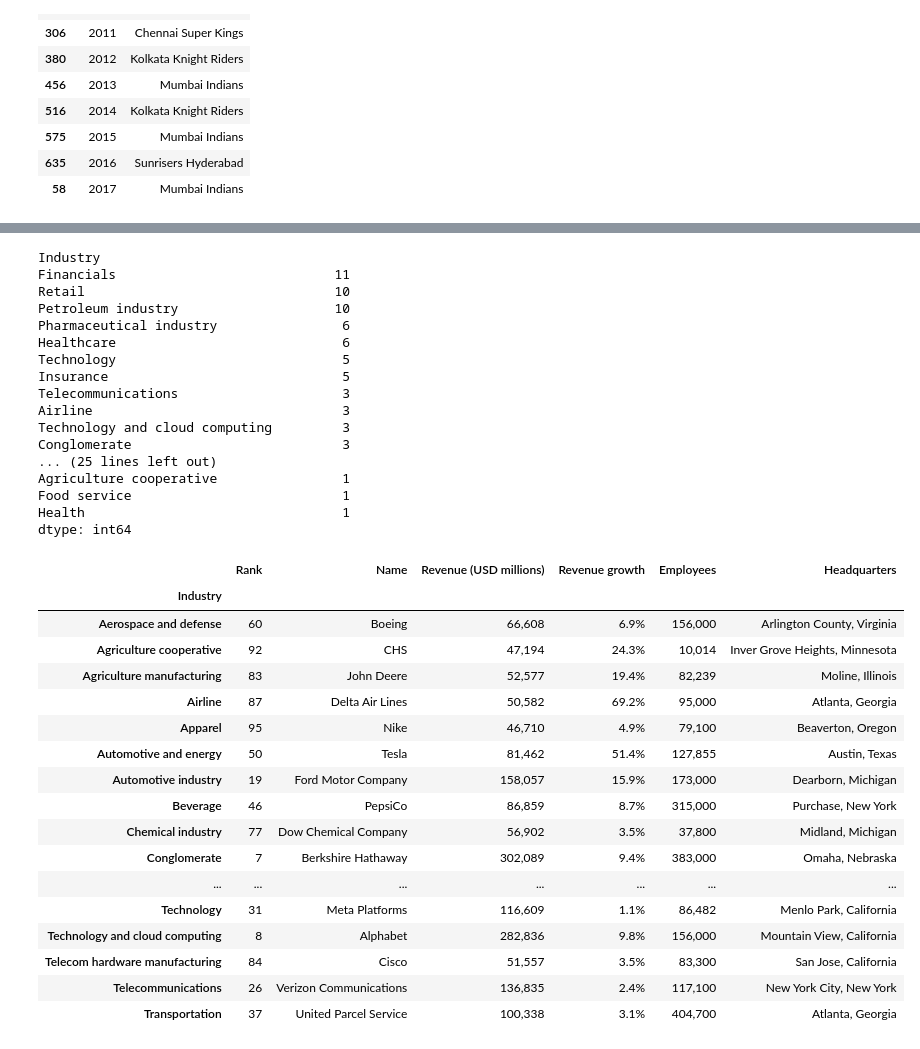
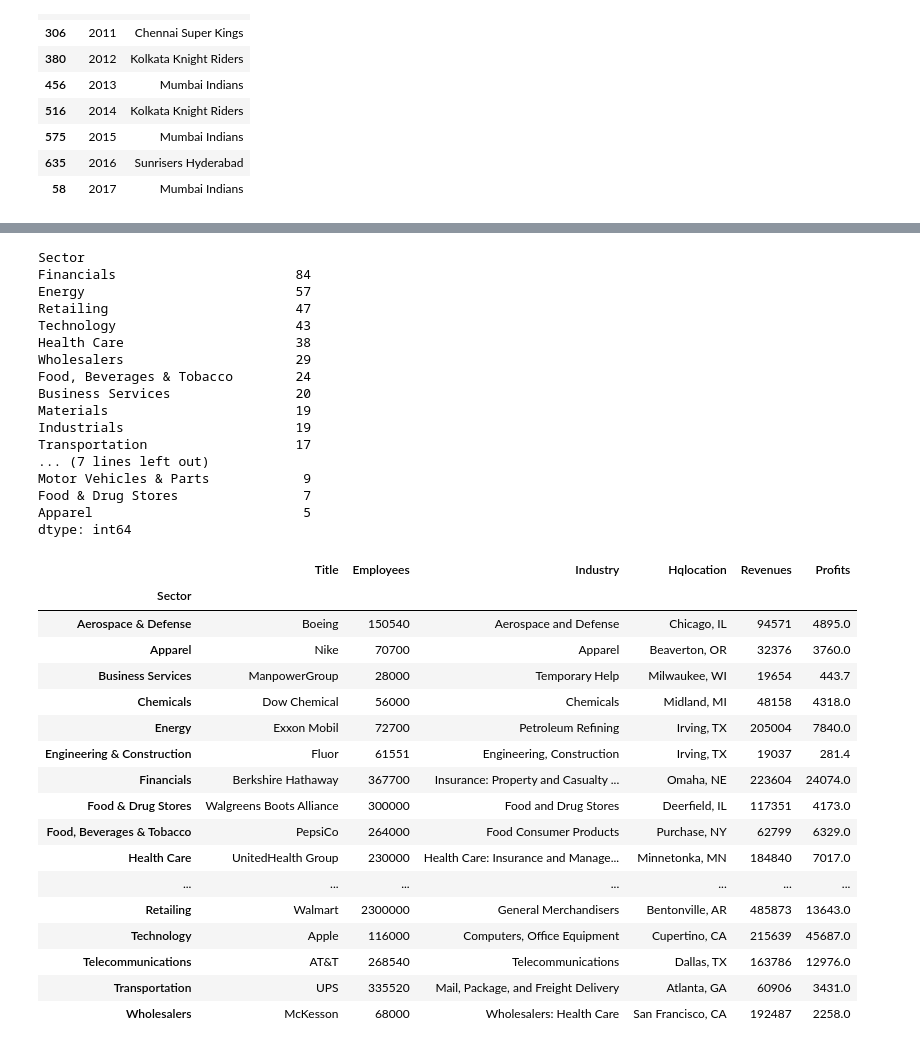
Before and after one commit to SajidMajeed92/Adv.Programming2024, a Jupyter notebook: Pandas/python pandas Tutorial 2.ipynb, the cells around one changed output, grey strips where cells are left out. Cells and saved outputs as stored; diff of their text form; code cells hidden in the pictures.

```diff
--- a/Pandas/python pandas Tutorial 2.ipynb
+++ b/Pandas/python pandas Tutorial 2.ipynb
@@ -472,0 +485,3 @@ sector
+# %%
+sectors = company.groupby('Sector')
+sectors
@@ -500,43 +517,43 @@ Transportation                         2
 dtype: int64
 # %%
-sector.size().sort_values(ascending=False)
+sectors.size().sort_values(ascending=False)
 # %% [output]
-Industry
-Financials                            11
-Retail                                10
-Petroleum industry                    10
-Pharmaceutical industry                6
-Healthcare                             6
-Technology                             5
-Insurance                              5
-Telecommunications                     3
-Airline                                3
-Technology and cloud computing         3
-Conglomerate                           3
-... (25 lines left out)
-Agriculture cooperative                1
-Food service                           1
-Health                                 1
+Sector
+Financials                       84
+Energy                           57
+Retailing                        47
+Technology                       43
+Health Care                      38
+Wholesalers                      29
+Food, Beverages & Tobacco        24
+Business Services                20
+Materials                        19
+Industrials                      19
+Transportation                   17
+... (7 lines left out)
+Motor Vehicles & Parts            9
+Food & Drug Stores                7
+Apparel                           5
 dtype: int64
 # %%
-sector.first()
+sectors.first()
 # %% [output]
-|  | Rank | Name | Revenue (USD millions) | Revenue growth | Employees | Headquarters |
-| Industry |  |  |  |  |  |  |
-| Aerospace and defense | 60 | Boeing | 66,608 | 6.9% | 156,000 | Arlington County, Virginia |
-| Agriculture cooperative | 92 | CHS | 47,194 | 24.3% | 10,014 | Inver Grove Heights, Minnesota |
-| Agriculture manufacturing | 83 | John Deere | 52,577 | 19.4% | 82,239 | Moline, Illinois |
-| Airline | 87 | Delta Air Lines | 50,582 | 69.2% | 95,000 | Atlanta, Georgia |
-| Apparel | 95 | Nike | 46,710 | 4.9% | 79,100 | Beaverton, Oregon |
-| Automotive and energy | 50 | Tesla | 81,462 | 51.4% | 127,855 | Austin, Texas |
-| Automotive industry | 19 | Ford Motor Company | 158,057 | 15.9% | 173,000 | Dearborn, Michigan |
-| Beverage | 46 | PepsiCo | 86,859 | 8.7% | 315,000 | Purchase, New York |
-| Chemical industry | 77 | Dow Chemical Company | 56,902 | 3.5% | 37,800 | Midland, Michigan |
-| Conglomerate | 7 | Berkshire Hathaway | 302,089 | 9.4% | 383,000 | Omaha, Nebraska |
+|  | Title | Employees | Industry | Hqlocation | Revenues | Profits |
+| Sector |  |  |  |  |  |  |
+| Aerospace & Defense | Boeing | 150540 | Aerospace and Defense | Chicago, IL | 94571 | 4895.0 |
+| Apparel | Nike | 70700 | Apparel | Beaverton, OR | 32376 | 3760.0 |
+| Business Services | ManpowerGroup | 28000 | Temporary Help | Milwaukee, WI | 19654 | 443.7 |
+| Chemicals | Dow Chemical | 56000 | Chemicals | Midland, MI | 48158 | 4318.0 |
+| Energy | Exxon Mobil | 72700 | Petroleum Refining | Irving, TX | 205004 | 7840.0 |
+| Engineering & Construction | Fluor | 61551 | Engineering, Construction | Irving, TX | 19037 | 281.4 |
+| Financials | Berkshire Hathaway | 367700 | Insurance: Property and Casualty ... | Omaha, NE | 223604 | 24074.0 |
+| Food & Drug Stores | Walgreens Boots Alliance | 300000 | Food and Drug Stores | Deerfield, IL | 117351 | 4173.0 |
+| Food, Beverages & Tobacco | PepsiCo | 264000 | Food Consumer Products | Purchase, NY | 62799 | 6329.0 |
+| Health Care | UnitedHealth Group | 230000 | Health Care: Insurance and Manage... | Minnetonka, MN | 184840 | 7017.0 |
 | ... | ... | ... | ... | ... | ... | ... |
-| Technology | 31 | Meta Platforms | 116,609 | 1.1% | 86,482 | Menlo Park, California |
-| Technology and cloud computing | 8 | Alphabet | 282,836 | 9.8% | 156,000 | Mountain View, California |
-| Telecom hardware manufacturing | 84 | Cisco | 51,557 | 3.5% | 83,300 | San Jose, California |
-| Telecommunications | 26 | Verizon Communications | 136,835 | 2.4% | 117,100 | New York City, New York |
-| Transportation | 37 | United Parcel Service | 100,338 | 3.1% | 404,700 | Atlanta, Georgia |
+| Retailing | Walmart | 2300000 | General Merchandisers | Bentonville, AR | 485873 | 13643.0 |
+| Technology | Apple | 116000 | Computers, Office Equipment | Cupertino, CA | 215639 | 45687.0 |
+| Telecommunications | AT&T | 268540 | Telecommunications | Dallas, TX | 163786 | 12976.0 |
+| Transportation | UPS | 335520 | Mail, Package, and Freight Delivery | Atlanta, GA | 60906 | 3431.0 |
+| Wholesalers | McKesson | 68000 | Wholesalers: Health Care | San Francisco, CA | 192487 | 2258.0 |
 # %%
```
Also changed, not shown: parts of 41 cells of this notebook, 4 other files.
